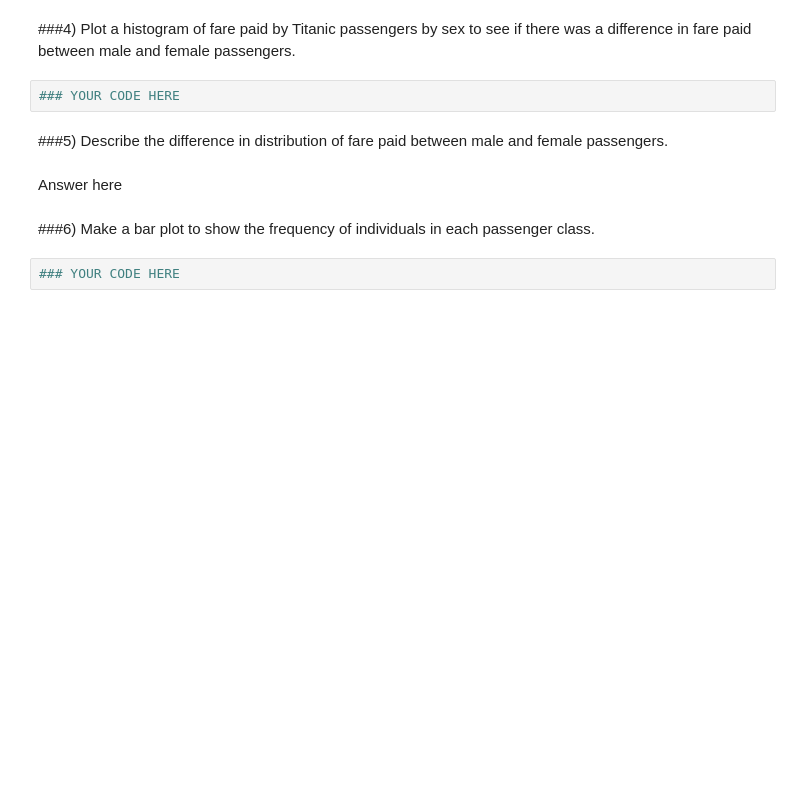
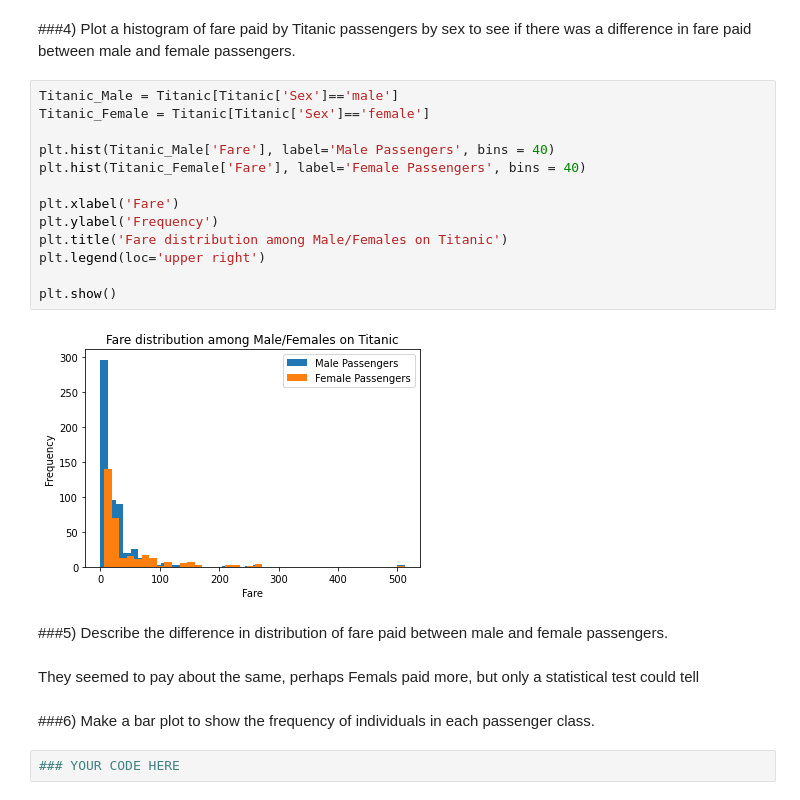
Before and after one commit to Samuel-Egbert31415/DS-Unit-1-Sprint-1-Data-Wrangling-and-Storytelling, a Jupyter notebook: module4-make-explanatory-visualizations/LS_DS_114_Make_Explanatory_Visualizations_Assignment.ipynb, the cells around one changed output. Saved outputs shown, nothing was run; the diff lists cells and outputs as text; blank space fills up the shorter version.

```diff
--- a/module4-make-explanatory-visualizations/LS_DS_114_Make_Explanatory_Visualizations_Assignment.ipynb
+++ b/module4-make-explanatory-visualizations/LS_DS_114_Make_Explanatory_Visualizations_Assignment.ipynb
@@ -50,11 +63,24 @@ Answer here
 # %% [markdown]
 ###4) Plot a histogram of fare paid by Titanic passengers by sex to see if there was a difference in fare paid between male and female passengers.
-# %%
-### YOUR CODE HERE
+# %%
+Titanic_Male = Titanic[Titanic['Sex']=='male']
+Titanic_Female = Titanic[Titanic['Sex']=='female']
+
+plt.hist(Titanic_Male['Fare'], label='Male Passengers', bins = 40)
+plt.hist(Titanic_Female['Fare'], label='Female Passengers', bins = 40)
+
+plt.xlabel('Fare')
+plt.ylabel('Frequency')
+plt.title('Fare distribution among Male/Females on Titanic')
+plt.legend(loc='upper right')
+
+plt.show()
+# %% [output]
+[figure, added]
 # %% [markdown]
 ###5) Describe the difference in distribution of fare paid between male and female passengers.
-# %% [markdown]
-Answer here
+# %% [markdown]
+They seemed to pay about the same, perhaps Femals paid more, but only a statistical test could tell
 # %% [markdown]
 ###6) Make a bar plot to show the frequency of individuals in each passenger class.
 # %%
```
Also changed, not shown: parts of 8 cells of this notebook.
